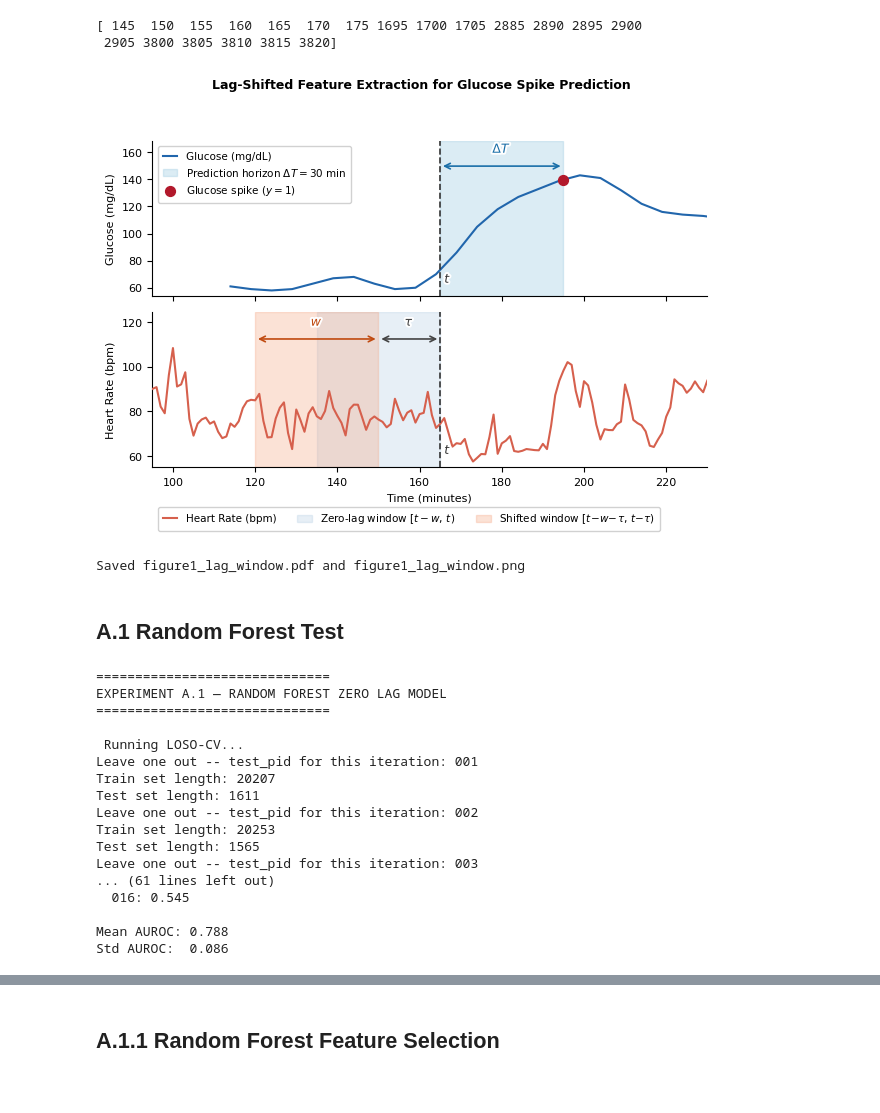
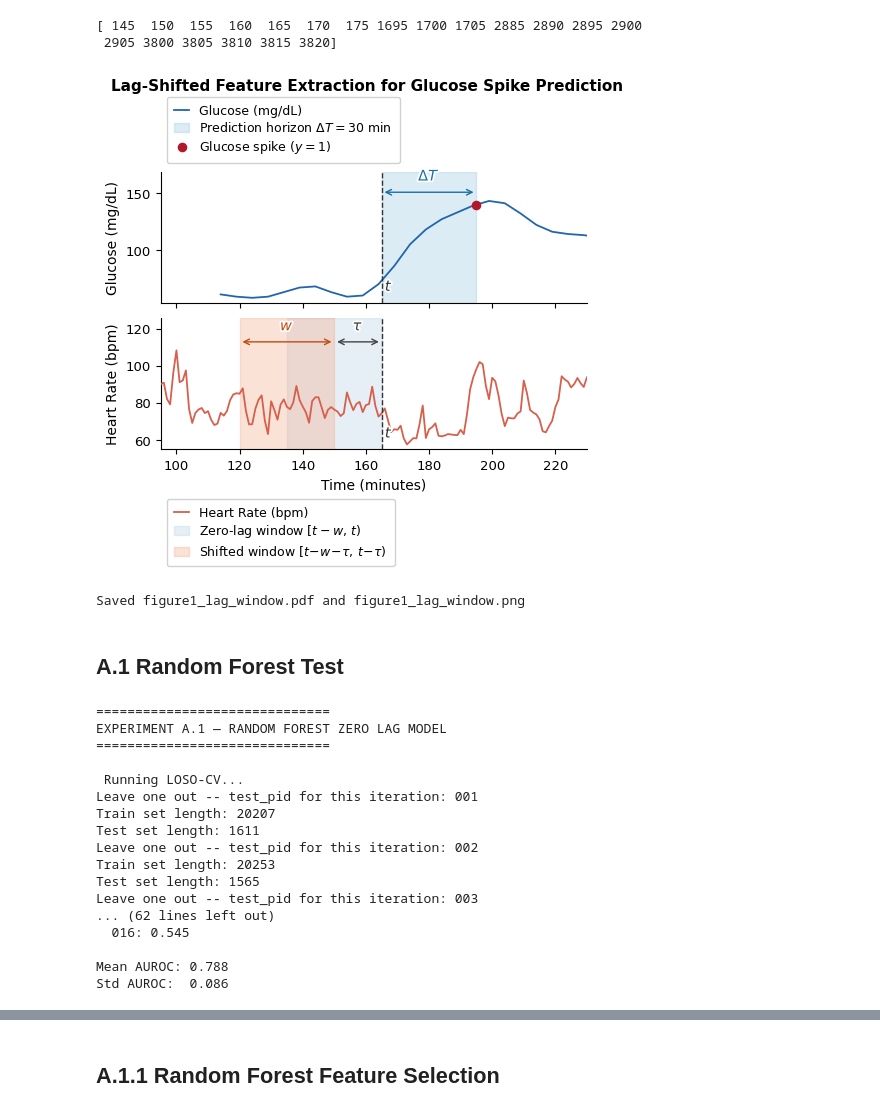
Before and after one commit to alecy100/Glucose-Monitoring-Experiment, a Jupyter notebook: glycemic copy.ipynb, the cells around one changed output, grey strips where cells are left out. Drawn from its saved outputs; the diff is of its cells as text; code cells hidden in the pictures.

Commit message:
Kaggle Notebook | glycemic copy | updated plots

```diff
--- a/glycemic copy.ipynb
+++ b/glycemic copy.ipynb
@@ -1037,14 +1032,14 @@ def plot_lag_window_figure(
     print(f"Saved {save_path}.pdf and {save_path}.png")
 # %%
 plot_lag_window_figure(
-    master_data=master_data,
-    pid="001",
+    grid=master_data["001"]["grid"],
     t_pred=165,
     delta_T=30,
     w=30,
     lag=15,
-    save_path="figure1_lag_window"
+    save_path="figure1_lag_window",
+    figsize=(5.5, 3.6)
 )
 # %% [output]
-[figure, old version]
+[figure, new version]
 Saved figure1_lag_window.pdf and figure1_lag_window.png
@@ -1058,7 +1047,7 @@ xgb_stds = []
 ## A.1 Random Forest Test
 # %%
 from sklearn.ensemble import RandomForestClassifier
-from sklearn.metrics import roc_auc_score, classification_report
+from sklearn.metrics import roc_auc_score, classification_report, average_precision_score
 
 print("\n==============================")
 print("EXPERIMENT A.1 — RANDOM FOREST ZERO LAG MODEL")
@@ -1085,14 +1074,16 @@ y_true_all, y_prob_all, per_pid_auc, all_importances = run_loso(
 
 print("\n================ A.1 RESULTS ================")
 print(f"AUROC (overall): {roc_auc_score(y_true_all, y_prob_all):.3f}")
+print(f"PR-ROC (overall): {average_precision_score(y_true_all, y_prob_all):.3f}")
 
 print("\nPer-participant AUROC:")
 for pid, auc in per_pid_auc.items():
     print(f"  {pid}: {auc:.3f}")
 
 rf_baseline_mean = np.mean(list(per_pid_auc.values()))
+rf_baseline_std = np.std(list(per_pid_auc.values()))
 print(f"\nMean AUROC: {rf_baseline_mean:.3f}")
-print(f"Std AUROC:  {np.std(list(per_pid_auc.values())):.3f}")
+print(f"Std AUROC:  {rf_baseline_std:.3f}")
 # %% [output]
 ==============================
 EXPERIMENT A.1 — RANDOM FOREST ZERO LAG MODEL
@@ -1106,7 +1097,7 @@ Leave one out -- test_pid for this iteration: 002
 Train set length: 20253
 Test set length: 1565
 Leave one out -- test_pid for this iteration: 003
-... (61 lines left out)
+... (62 lines left out)
   016: 0.545
 
 Mean AUROC: 0.788
```
Also changed, not shown: parts of 29 cells of this notebook.
